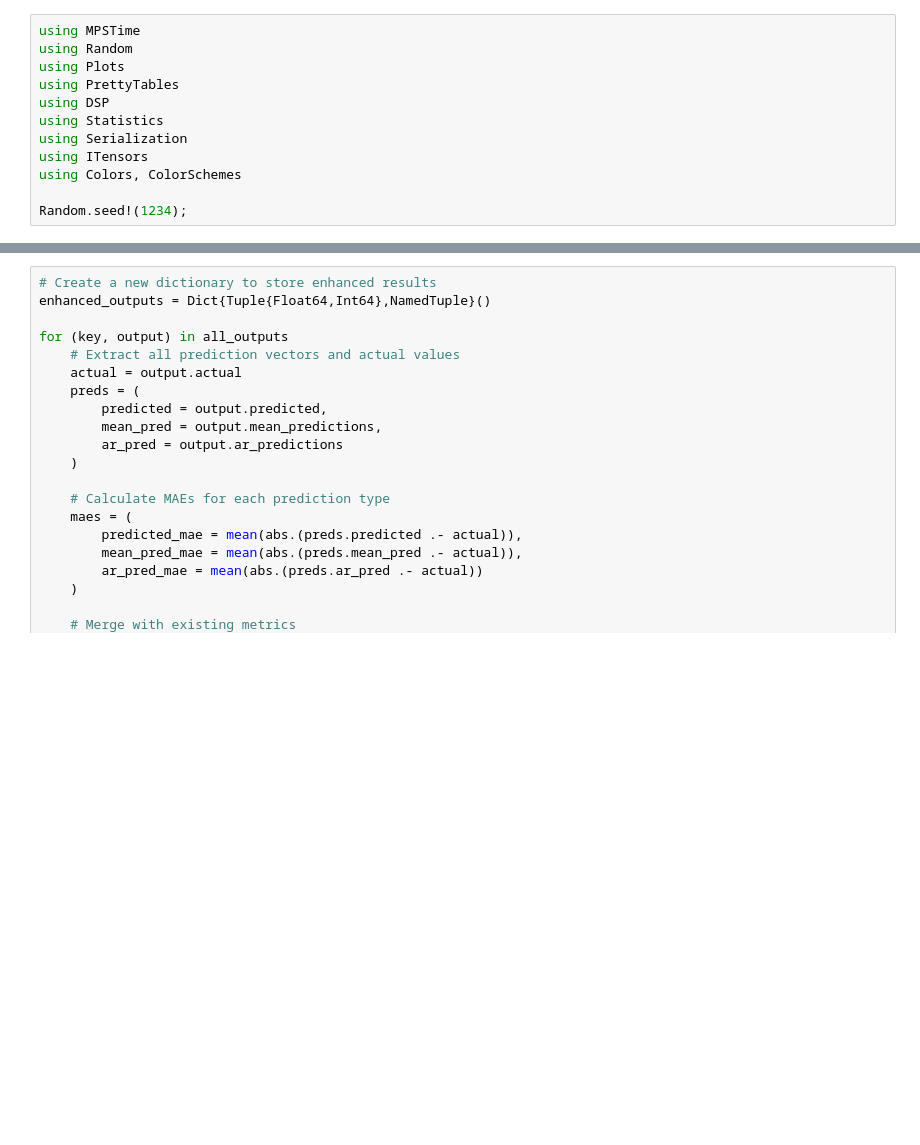
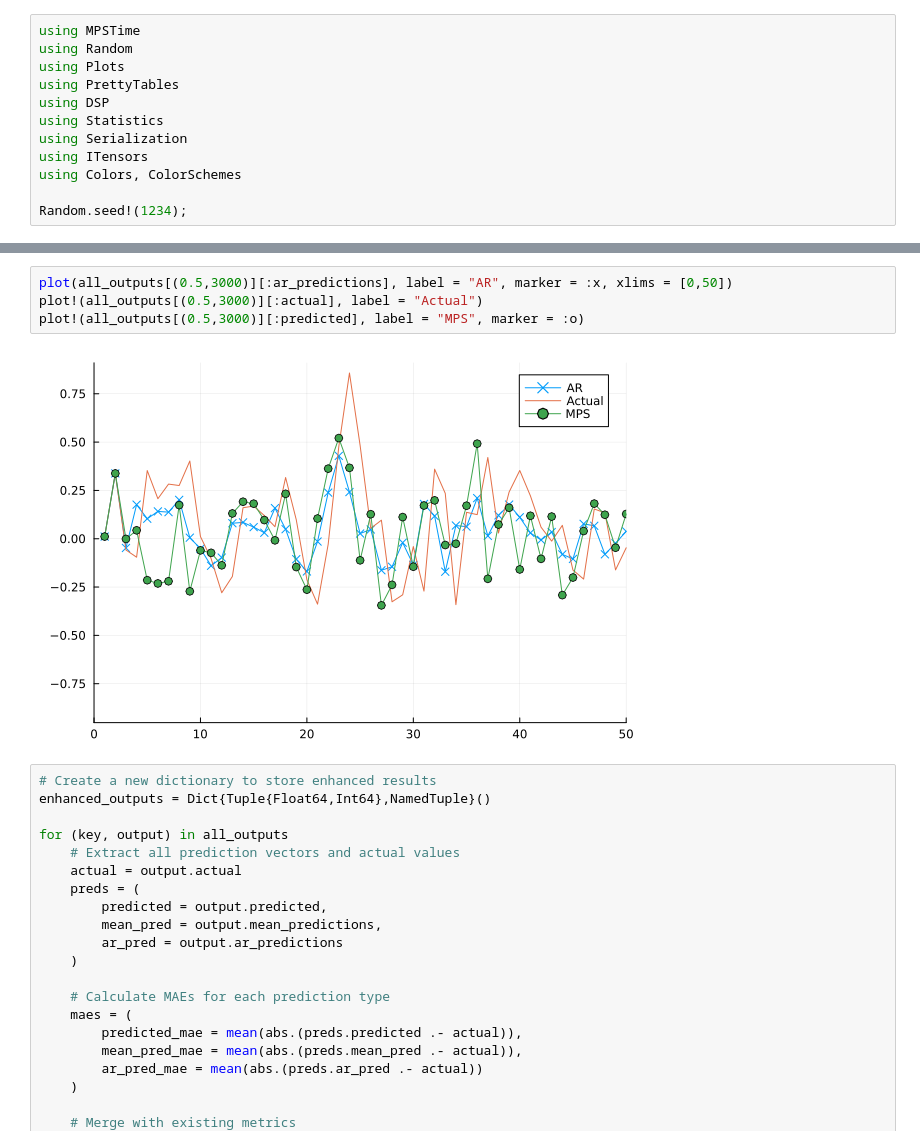
Before and after one commit to PALFA11/Stationary-MPS-Honours, a Jupyter notebook: Imputation Experiments/plotting.ipynb, the cells around one changed output, grey strips where cells are left out. Saved outputs shown, nothing was run; the diff lists cells and outputs as text; blank space fills up the shorter version.

```diff
--- a/Imputation Experiments/plotting.ipynb
+++ b/Imputation Experiments/plotting.ipynb
@@ -118,3 +134,9 @@ collect(keys(all_outputs))
+# %%
+plot(all_outputs[(0.5,3000)][:ar_predictions], label = "AR", marker = :x, xlims = [0,50])
+plot!(all_outputs[(0.5,3000)][:actual], label = "Actual")
+plot!(all_outputs[(0.5,3000)][:predicted], label = "MPS", marker = :o)
+# %% [output]
+[figure, added]
 # %%
 # Create a new dictionary to store enhanced results
 enhanced_outputs = Dict{Tuple{Float64,Int64},NamedTuple}()
```
Also changed, not shown: parts of 11 cells of this notebook, 6 other files.
